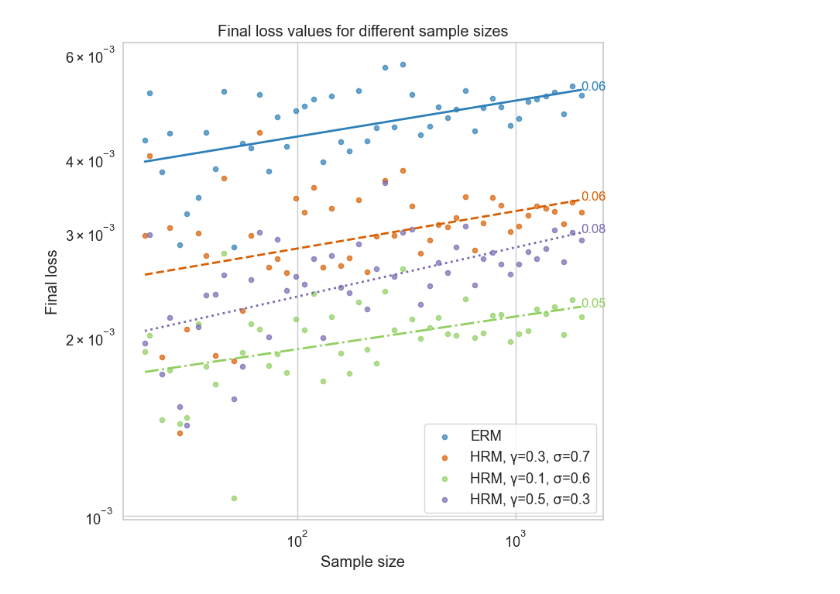
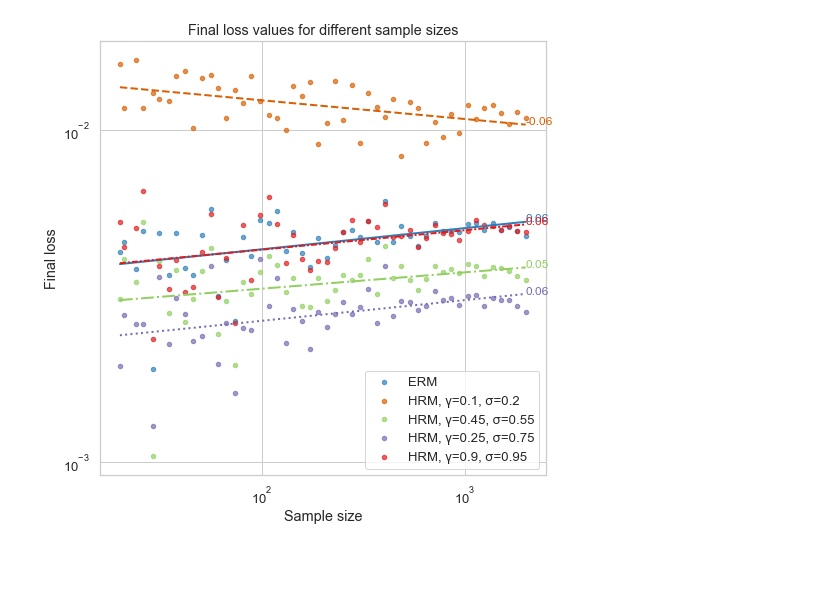
Before and after one commit to SuryaSathujoda/HRM, a Jupyter notebook: LinReg.ipynb, the cells around one changed output. Saved outputs shown, nothing was run; the diff lists cells and outputs as text; code cells hidden in the pictures; blank space fills up the shorter version.

Commit message:
Results for Reg, Log and Syn

```diff
--- a/LinReg.ipynb
+++ b/LinReg.ipynb
@@ -175,40 +121,3 @@ ax.scatter(np.arange(len(loss_history_uniform)), loss_history_uniform_0, s=2, co
-# %%
-import numpy as np
-import matplotlib.pyplot as plt
-
-# ... (all the functions you provided) ...
-
-# Simulate and plot results
-def simulate_and_plot_results(sample_sizes, feature_sizes, gamma_values, sigma_values, flags):
-    for n_samples in sample_sizes:
-        for n_features in feature_sizes:
-            X, Y = generate_linear_regression_dataset(n_samples, n_features, noise_std)
-            plt.figure(figsize=(10, 5))
-
-            for flag in flags:
-                if flag == 0:
-                    theta_optimized, loss_history = optimize_theta(X, Y, learning_rate, n_iterations, flag)
-                    plt.plot(loss_history, label=f"Flag={flag}")
-                else:
-                    for gamma in gamma_values:
-                        for sigma in sigma_values:
-                            theta_optimized, loss_history = optimize_theta(X, Y, learning_rate, n_iterations, flag, gamma, sigma)
-                            plt.plot(loss_history, label=f"Flag={flag}, Gamma={gamma}, Sigma={sigma}")
-
-            plt.title(f"Loss history for n_samples={n_samples}, n_features={n_features}")
-            plt.xlabel("Iteration")
-            plt.ylabel("Loss")
-            plt.legend()
-            plt.show()
-
-# Parameters for simulations
-sample_sizes = [20, 250, 2210]
-feature_sizes = [5, 25, 50]
-gamma_values = [0.4, 0.9]
-sigma_values = [0.9, 0.1]
-flags = [0, 1]
-
-simulate_and_plot_results(sample_sizes, feature_sizes, gamma_values, sigma_values, flags)
 # %%
 import numpy as np
 import matplotlib.pyplot as plt
@@ -257,32 +166,32 @@ def plot_results(final_losses_sample_size, sample_sizes):
             plt.scatter(loss_info[0], loss_info[1], c=colors[color_index], s=20, alpha=0.7)
 
         line_data[colors[color_index]].append((loss_info[0], loss_info[1]))
 
     for color, data_points in line_data.items():
         if data_points:
             x_vals, y_vals = zip(*data_points)
             line_coefficients = np.polyfit(np.log(x_vals), np.log(y_vals), 1)
             line_function = np.poly1d(line_coefficients)
             linestyle = linestyles[colors.index(color)]
             plt.plot(sample_sizes, np.exp(line_function(np.log(sample_sizes))), c=color, linestyle=linestyle, linewidth=2)
             plt.text(sample_sizes[-1], np.exp(line_function(np.log(sample_sizes[-1]))), f"{line_coefficients[0]:.2f}", color=color, fontsize=12)
 
     plt.xscale("log")
     plt.yscale("log")
     plt.title("Final loss values for different sample sizes")
     plt.xlabel("Sample size")
     plt.ylabel("Final loss")
     plt.legend()
     plt.show()
 
 
 # Parameters for simulations
 sample_sizes = np.logspace(np.log10(20), np.log10(2000), num=50).astype(int)
 feature_sizes = [5]
-gamma_sigma_pairs = [(0.3, 0.7), (0.1, 0.6), (0.5, 0.3)]
+gamma_sigma_pairs = [(0.1, 0.2), (0.45, 0.55), (0.25, 0.75), (0.9, 0.95)]
 flags = [0, 1]
 
 final_losses_sample_size = simulate_results(sample_sizes, feature_sizes, gamma_sigma_pairs, flags)
 plot_results(final_losses_sample_size, sample_sizes)
 # %% [output]
-[figure, old version]
+[figure, new version]
```
Also changed, not shown: parts of 6 cells of this notebook, 10 other files.
